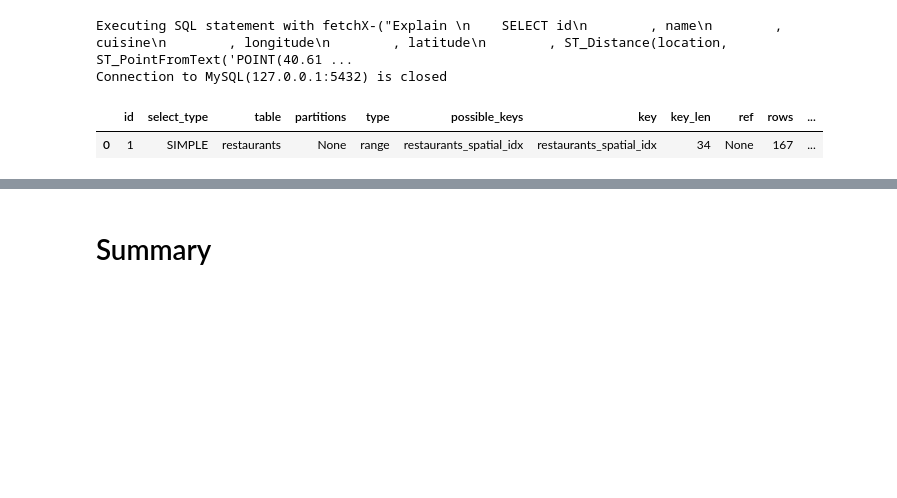
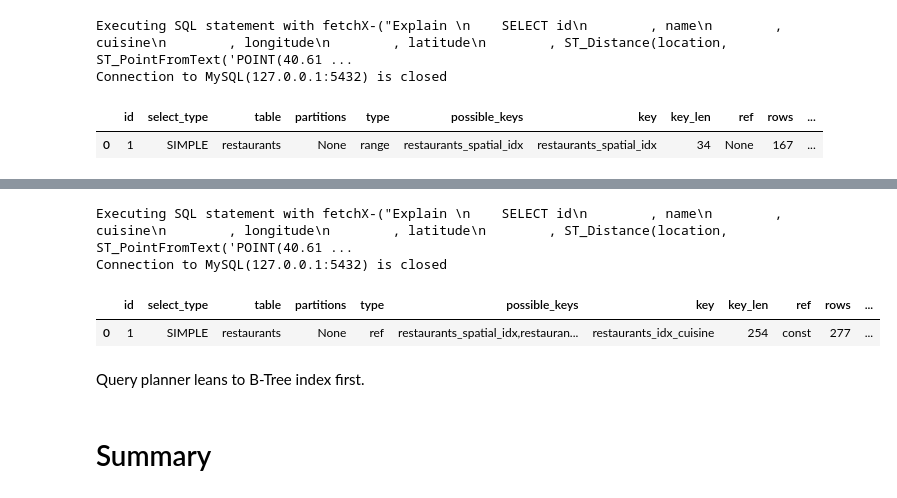
Before and after one commit to ozdemirht/py_redis_1, a Jupyter notebook: docs/Note-MySQL.ipynb, the cells around one changed output, grey strips where cells are left out. Saved outputs shown, nothing was run; the diff lists cells and outputs as text; code cells hidden in the pictures; blank space fills up the shorter version.

```diff
--- a/docs/Note-MySQL.ipynb
+++ b/docs/Note-MySQL.ipynb
@@ -891,3 +895,34 @@ Executing SQL statement with fetchX-("Explain \n    SELECT id\n        , name\n
 Connection to MySQL(127.0.0.1:5432) is closed
 |  | id | select_type | table | partitions | type | possible_keys | key | key_len | ref | rows | ... |
 | 0 | 1 | SIMPLE | restaurants | None | range | restaurants_spatial_idx | restaurants_spatial_idx | 34 | None | 167 | ... |
+# %%
+# Implementation of query with cuisine predicate
+#
+def get_query_with_circle_cuisine2(lat, lon, distance_m,cuisine):
+    """
+    Returns SQL query that utilize ST_Buffer() function and accepts predicate to filter by cuisine
+
+    :param lat: Latitude, center of NNQ
+    :param lon: Longitude, center of NNQ
+    :param distance_m: distance in meters
+    :param cuisine:
+    :return:
+    """
+    query = f"""
+    SELECT id
+        , name
+        , cuisine
+        , longitude
+        , latitude
+        , ST_Distance(location, ST_PointFromText('POINT({lat} {lon})',4326),'metre') AS dist2NNQ
+    FROM test_spatial.restaurants
+    WHERE ST_Within
+            (   location,
+                ST_Buffer(ST_GeomFromText('POINT({lat} {lon})',4326),{distance_m})
+            )
+            AND cuisine in ('{cuisine}')
+    ORDER BY dist2NNQ;
+    """
+    return query
+
+print('✅ get_query_with_circle_cuisine2() defined!')
@@ -893,0 +931,4 @@ Connection to MySQL(127.0.0.1:5432) is closed
+# %%
+query_v6 = get_query_with_circle_cuisine2(NNQ_LAT,NNQ_LON,NNQ_RADIUS,'chinese')
+explain_query_v6 = "Explain "+ query_v6
+print(explain_query_v6)
@@ -894,3 +961,14 @@ Connection to MySQL(127.0.0.1:5432) is closed
+# %%
+reply = execute_sqL_with_fetchX(explain_query_v6,2)
+df1 = pd.DataFrame(reply)
+df1
+# %% [output]
+Executing SQL statement with fetchX-("Explain \n    SELECT id\n        , name\n        , cuisine\n        , longitude\n        , latitude\n        , ST_Distance(location, ST_PointFromText('POINT(40.61 ...
+Connection to MySQL(127.0.0.1:5432) is closed
+|  | id | select_type | table | partitions | type | possible_keys | key | key_len | ref | rows | ... |
+| 0 | 1 | SIMPLE | restaurants | None | ref | restaurants_spatial_idx,restauran... | restaurants_idx_cuisine | 254 | const | 277 | ... |
+# %% [markdown]
+Query planner leans to B-Tree index first.
 # %% [markdown]
 # Summary
 # %% [markdown]
```
Also changed, not shown: parts of 4 cells of this notebook.
